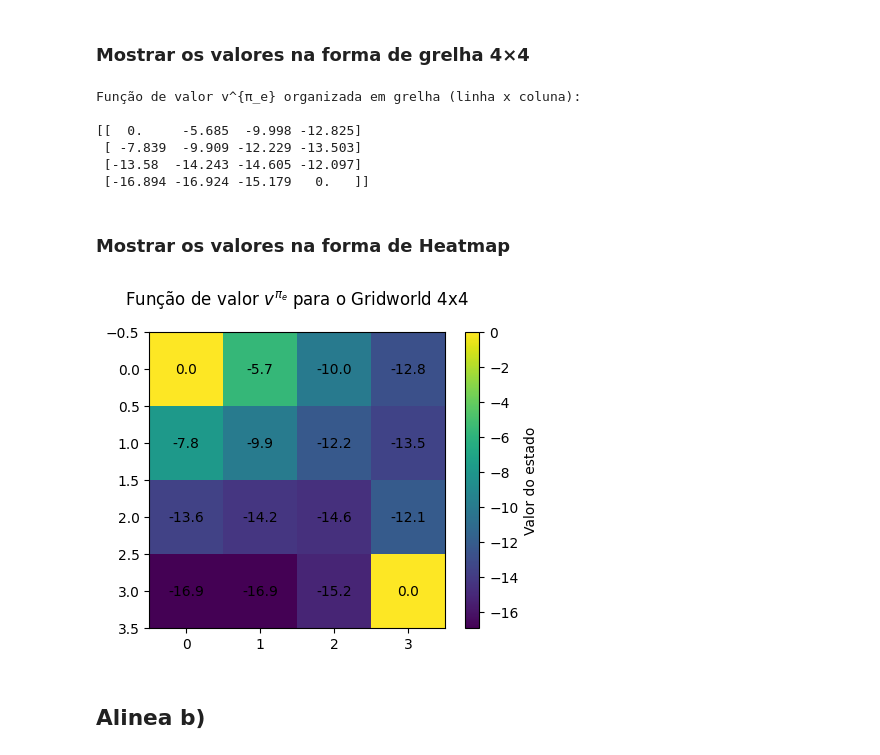
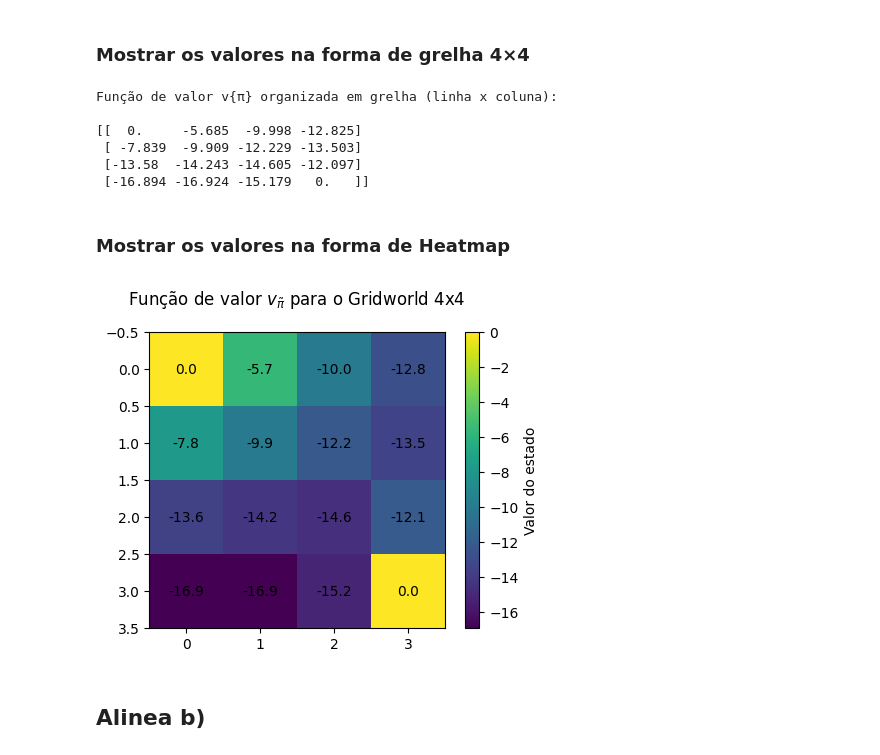
Before and after one commit to PedroFS30SCP/Projeto_ML, a Jupyter notebook: Projeto2/projeto2.ipynb, the cells around one changed output. Drawn from its saved outputs; the diff is of its cells as text; code cells hidden in the pictures.

```diff
--- a/Projeto2/projeto2.ipynb
+++ b/Projeto2/projeto2.ipynb
@@ -202,10 +201,10 @@ def policy_evaluation(policy, gamma=1.0, theta=0.01, max_iterations=1000):
 # %%
-V_pi_e, n_iter = policy_evaluation(policy, gamma=gamma,
+V_pi, n_iter = policy_evaluation(policy, gamma=gamma,
                                    theta=theta, max_iterations=NITER_MAX)
 
 print(f"N.º de iterações até convergir: {n_iter}")
 print("\nVetor de valores (índices de 0 a 15):\n")
-print(V_pi_e)
+print(V_pi)
 # %% [output]
 N.º de iterações até convergir: 63
 
@@ -217,12 +216,12 @@ Vetor de valores (índices de 0 a 15):
 ### Mostrar os valores na forma de grelha 4×4
 # %%
 # Reorganizar V na forma de grelha 4x4
-V_grid = V_pi_e.reshape((grid_size, grid_size))
+V_grid = V_pi.reshape((grid_size, grid_size))
 
-print("\nFunção de valor v^{π_e} organizada em grelha (linha x coluna):\n")
+print("\nFunção de valor v{π} organizada em grelha (linha x coluna):\n")
 print(np.round(V_grid, 3))  # arredondar para 3 casas decimais
 # %% [output]
-Função de valor v^{π_e} organizada em grelha (linha x coluna):
+Função de valor v{π} organizada em grelha (linha x coluna):
 
 [[  0.     -5.685  -9.998 -12.825]
  [ -7.839  -9.909 -12.229 -13.503]
@@ -233,24 +232,21 @@ Função de valor v^{π_e} organizada em grelha (linha x coluna):
 # %%
 plt.figure(figsize=(5, 4))
 
 im = plt.imshow(V_grid, origin='upper')
 cbar = plt.colorbar(im)
 cbar.set_label('Valor do estado')
 
-plt.title('Função de valor $v^{\\pi_e}$ para o Gridworld 4x4', pad=20)
+plt.title('Função de valor $v_{\\tilde{\\pi}}$ para o Gridworld 4x4', pad=20)
 
-# Mostrar os valores em cima de cada célula
 for i in range(grid_size):
     for j in range(grid_size):
         plt.text(j, i, f"{V_grid[i, j]:.1f}",
                  ha='center', va='center')
 
-# ESTA LINHA É A CHAVE
 plt.subplots_adjust(top=0.85)
-
 plt.show()
 # %% [output]
-[figure, old version]
+[figure, new version]
 # %% [markdown]
 ## Alinea b)
 # %%
```
Also changed, not shown: parts of 17 cells of this notebook.
